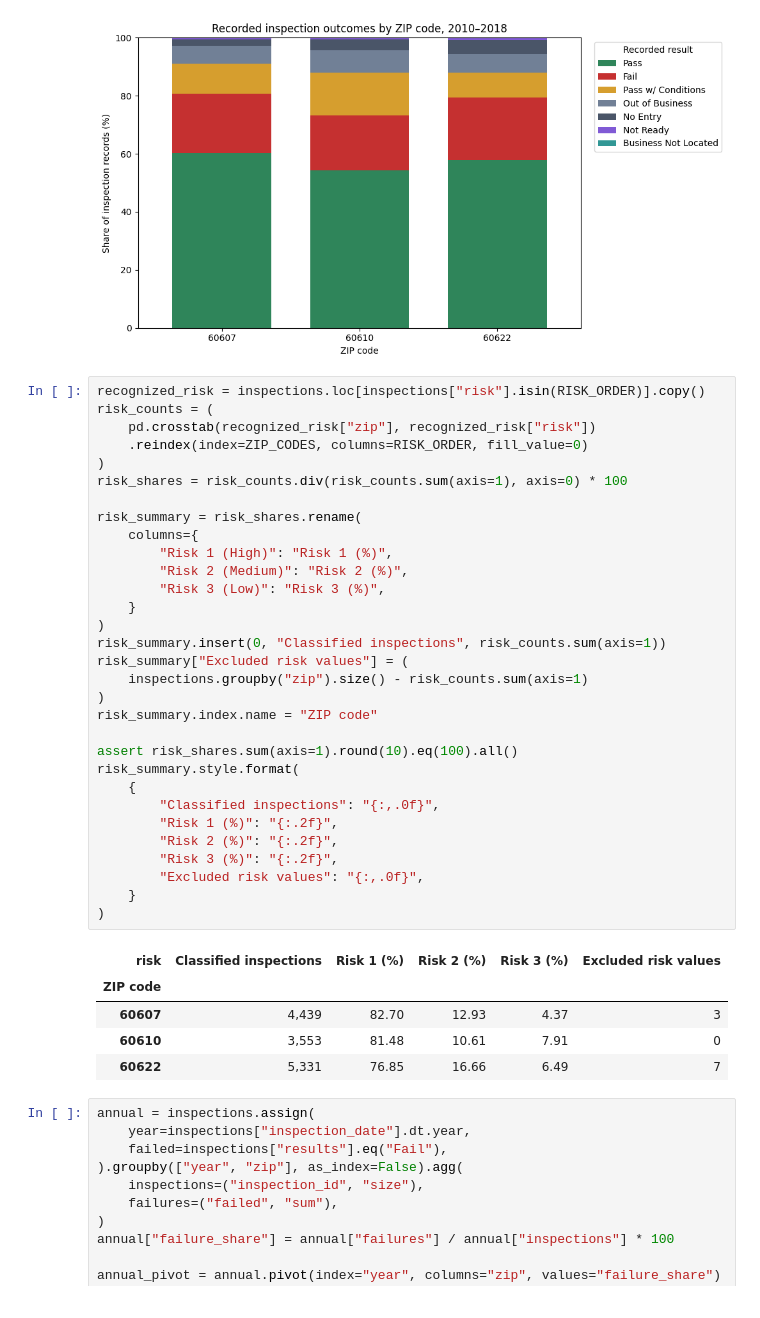
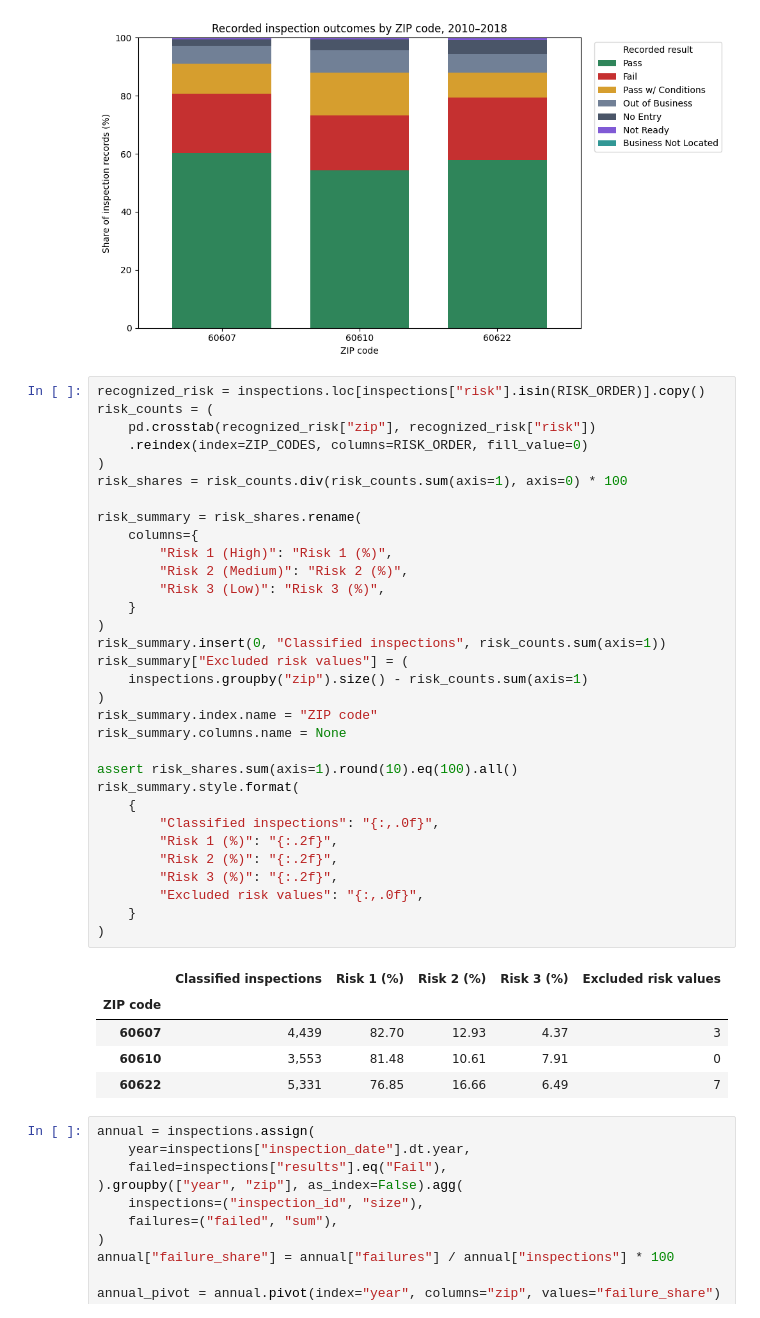
Before and after one commit to Jnapier2/DataAnalyticsDemoJerryRNapier, a Jupyter notebook: notebooks/chicago_food_inspections.ipynb, the cells around one changed output. Saved outputs shown, nothing was run; the diff lists cells and outputs as text.

```diff
--- a/notebooks/chicago_food_inspections.ipynb
+++ b/notebooks/chicago_food_inspections.ipynb
@@ -193,34 +195,35 @@ recognized_risk = inspections.loc[inspections["risk"].isin(RISK_ORDER)].copy()
 risk_counts = (
     pd.crosstab(recognized_risk["zip"], recognized_risk["risk"])
     .reindex(index=ZIP_CODES, columns=RISK_ORDER, fill_value=0)
 )
 risk_shares = risk_counts.div(risk_counts.sum(axis=1), axis=0) * 100
 
 risk_summary = risk_shares.rename(
     columns={
         "Risk 1 (High)": "Risk 1 (%)",
         "Risk 2 (Medium)": "Risk 2 (%)",
         "Risk 3 (Low)": "Risk 3 (%)",
     }
 )
 risk_summary.insert(0, "Classified inspections", risk_counts.sum(axis=1))
 risk_summary["Excluded risk values"] = (
     inspections.groupby("zip").size() - risk_counts.sum(axis=1)
 )
 risk_summary.index.name = "ZIP code"
+risk_summary.columns.name = None
 
 assert risk_shares.sum(axis=1).round(10).eq(100).all()
 risk_summary.style.format(
     {
         "Classified inspections": "{:,.0f}",
         "Risk 1 (%)": "{:.2f}",
         "Risk 2 (%)": "{:.2f}",
         "Risk 3 (%)": "{:.2f}",
         "Excluded risk values": "{:,.0f}",
     }
 )
 # %% [output]
-| risk | Classified inspections | Risk 1 (%) | Risk 2 (%) | Risk 3 (%) | Excluded risk values |
+|  | Classified inspections | Risk 1 (%) | Risk 2 (%) | Risk 3 (%) | Excluded risk values |
 | ZIP code |  |  |  |  |  |
 | 60607 | 4,439 | 82.70 | 12.93 | 4.37 | 3 |
 | 60610 | 3,553 | 81.48 | 10.61 | 7.91 | 0 |
```
Also changed, not shown: parts of 2 cells of this notebook, 4 other files.
